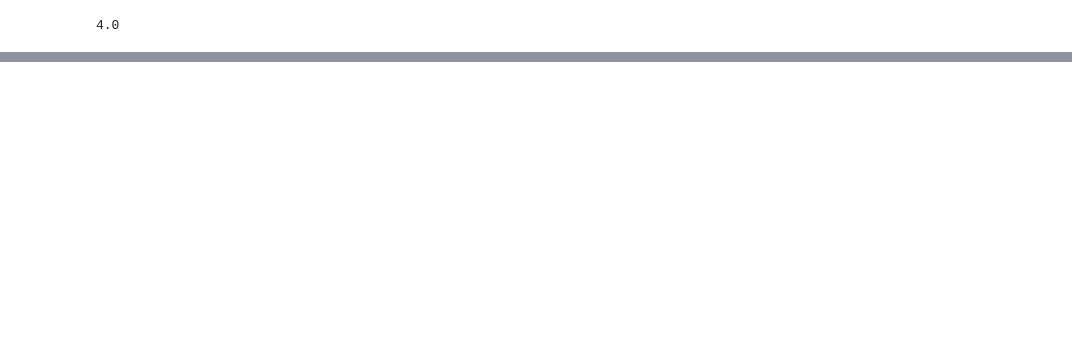
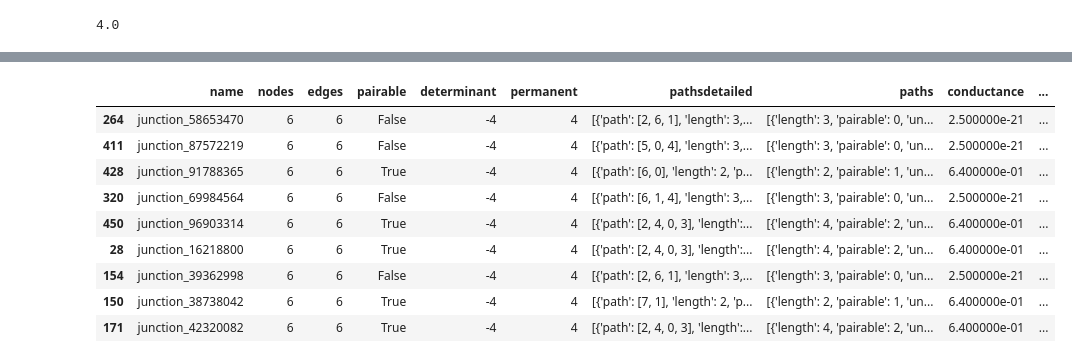
Before and after one commit to SoleilVermeil/grawiti, a Jupyter notebook: 3_analyse_conductance2.ipynb, the cells around one changed output, grey strips where cells are left out. Saved outputs shown, nothing was run; the diff lists cells and outputs as text; code cells hidden in the pictures; blank space fills up the shorter version.

```diff
--- a/3_analyse_conductance2.ipynb
+++ b/3_analyse_conductance2.ipynb
@@ -140,0 +108,13 @@ df
+# %%
+df.query("nodes == 6")
+# %% [output]
+|  | name | nodes | edges | pairable | determinant | permanent | pathsdetailed | paths | conductance | ... |
+| 264 | junction_58653470 | 6 | 6 | False | -4 | 4 | [{'path': [2, 6, 1], 'length': 3,... | [{'length': 3, 'pairable': 0, 'un... | 2.500000e-21 | ... |
+| 411 | junction_87572219 | 6 | 6 | False | -4 | 4 | [{'path': [5, 0, 4], 'length': 3,... | [{'length': 3, 'pairable': 0, 'un... | 2.500000e-21 | ... |
+| 428 | junction_91788365 | 6 | 6 | True | -4 | 4 | [{'path': [6, 0], 'length': 2, 'p... | [{'length': 2, 'pairable': 1, 'un... | 6.400000e-01 | ... |
+| 320 | junction_69984564 | 6 | 6 | False | -4 | 4 | [{'path': [6, 1, 4], 'length': 3,... | [{'length': 3, 'pairable': 0, 'un... | 2.500000e-21 | ... |
+| 450 | junction_96903314 | 6 | 6 | True | -4 | 4 | [{'path': [2, 4, 0, 3], 'length':... | [{'length': 4, 'pairable': 2, 'un... | 6.400000e-01 | ... |
+| 28 | junction_16218800 | 6 | 6 | True | -4 | 4 | [{'path': [2, 4, 0, 3], 'length':... | [{'length': 4, 'pairable': 2, 'un... | 6.400000e-01 | ... |
+| 154 | junction_39362998 | 6 | 6 | False | -4 | 4 | [{'path': [2, 6, 1], 'length': 3,... | [{'length': 3, 'pairable': 0, 'un... | 2.500000e-21 | ... |
+| 150 | junction_38738042 | 6 | 6 | True | -4 | 4 | [{'path': [7, 1], 'length': 2, 'p... | [{'length': 2, 'pairable': 1, 'un... | 6.400000e-01 | ... |
+| 171 | junction_42320082 | 6 | 6 | True | -4 | 4 | [{'path': [2, 4, 0, 3], 'length':... | [{'length': 4, 'pairable': 2, 'un... | 6.400000e-01 | ... |
```
Also changed, not shown: parts of 5 cells of this notebook, 1 other file.
